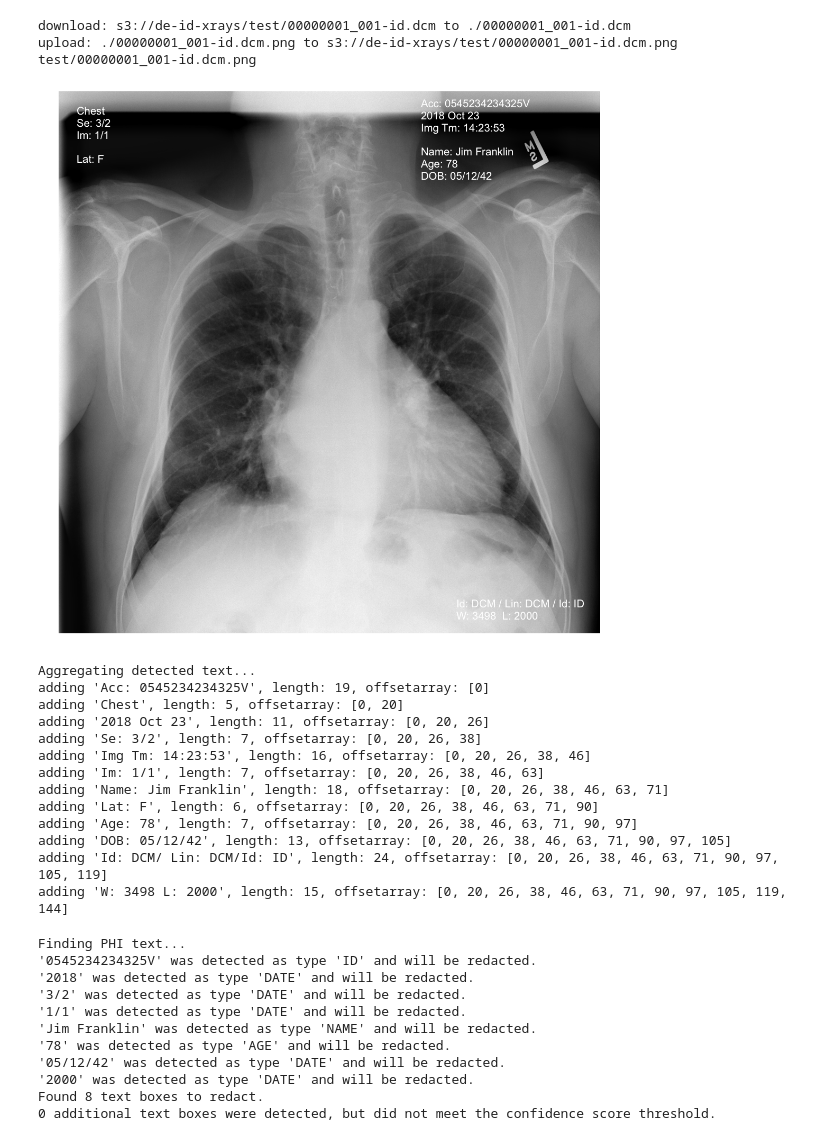
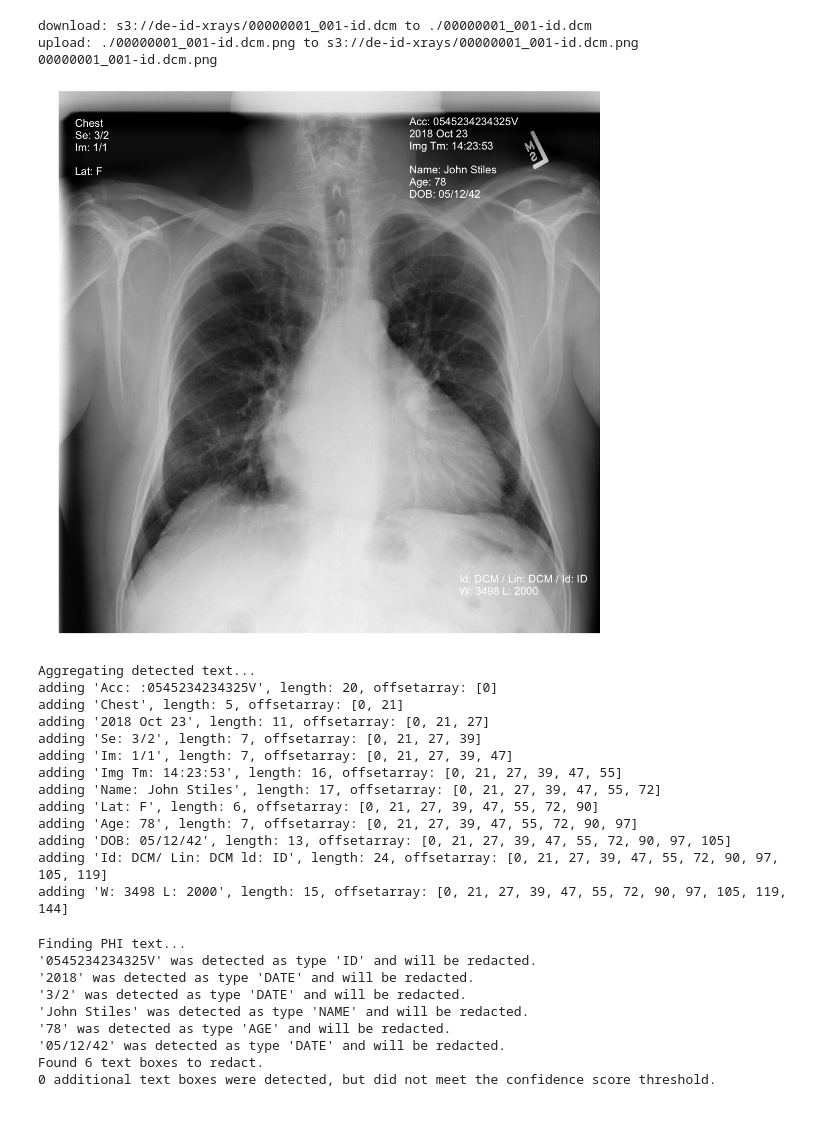
Before and after one commit to JamesSWiggins/de-id-medical-images, a Jupyter notebook: medical_image_de_id.ipynb, the cells around one changed output. Saved outputs shown, nothing was run; the diff lists cells and outputs as text; code cells hidden in the pictures.

```diff
--- a/medical_image_de_id.ipynb
+++ b/medical_image_de_id.ipynb
@@ -38,7 +35,7 @@ At the very begining of the code you will see 5 parameters that we can set to co
 # %%
 #Define the S3 bucket and object for the medical image we want to analyze.  Also define the color used for redaction.
 bucket='yourbucket'
-object='yourimages.dcm'
+object='yourimage.dcm'
 redacted_box_color='red'
 dpi = 72
 phi_detection_threshold = 0.00
@@ -47,7 +44,7 @@ phi_detection_threshold = 0.00
 #If the image is in DICOM format, convert it to PNG
 if (object.split(".")[-1:][0] == "dcm"):
     ! aws s3 cp s3://{bucket}/{object} .
-    ! mogrify -format png {object.split("/")[-1:][0]} {object.split("/")[-1:][0]}.png
+    ! convert -format png {object.split("/")[-1:][0]} {object.split("/")[-1:][0]}.png
     ! aws s3 cp {object.split("/")[-1:][0]}.png s3://{bucket}/{object}.png
     object=object+'.png'
     print(object)
@@ -62,37 +59,37 @@ import matplotlib.patches as patches
 from PIL import Image
 import numpy as np
 import matplotlib as mpl
 from imageio import imread
 
 #Implement AWS Services
 rekognition=boto3.client('rekognition')
 comprehendmedical = boto3.client(service_name='comprehendmedical')
 s3=boto3.resource('s3')
 
 #Download the image from S3 and hold it in memory
 img_bucket = s3.Bucket(bucket)
 img_object = img_bucket.Object(object)
 xray = io.BytesIO()
 img_object.download_fileobj(xray)
 img = np.array(Image.open(xray), dtype=np.uint8)
 
 #Set the image color map to grayscale, turn off axis graphing, and display the image
 height, width = img.shape
 # What size does the figure need to be in inches to fit the image?
 figsize = width / float(dpi), height / float(dpi)
 # Create a figure of the right size with one axes that takes up the full figure
 fig = plt.figure(figsize=figsize)
 ax = fig.add_axes([0, 0, 1, 1])
 # Hide spines, ticks, etc.
 ax.axis('off')
 # Display the image.
 ax.imshow(img, cmap='gray')
 plt.show()
 # %% [output]
-download: s3://de-id-xrays/test/00000001_001-id.dcm to ./00000001_001-id.dcm
-upload: ./00000001_001-id.dcm.png to s3://de-id-xrays/test/00000001_001-id.dcm.png
-test/00000001_001-id.dcm.png
+download: s3://de-id-xrays/00000001_001-id.dcm to ./00000001_001-id.dcm
+upload: ./00000001_001-id.dcm.png to s3://de-id-xrays/00000001_001-id.dcm.png
+00000001_001-id.dcm.png
-[figure, old version]
+[figure, new version]
 # %%
 #Use Amazon Rekognition to detect all of the text in the medical image
 response=rekognition.detect_text(Image={'S3Object':{'Bucket':bucket,'Name':object}})
@@ -115,18 +112,18 @@ offsetarray.append(totallength)
 totaloffsets=len(offsetarray)
 # %% [output]
 Aggregating detected text...
-adding 'Acc: 0545234234325V', length: 19, offsetarray: [0]
-adding 'Chest', length: 5, offsetarray: [0, 20]
-adding '2018 Oct 23', length: 11, offsetarray: [0, 20, 26]
-adding 'Se: 3/2', length: 7, offsetarray: [0, 20, 26, 38]
-adding 'Img Tm: 14:23:53', length: 16, offsetarray: [0, 20, 26, 38, 46]
-adding 'Im: 1/1', length: 7, offsetarray: [0, 20, 26, 38, 46, 63]
-adding 'Name: Jim Franklin', length: 18, offsetarray: [0, 20, 26, 38, 46, 63, 71]
-adding 'Lat: F', length: 6, offsetarray: [0, 20, 26, 38, 46, 63, 71, 90]
-adding 'Age: 78', length: 7, offsetarray: [0, 20, 26, 38, 46, 63, 71, 90, 97]
-adding 'DOB: 05/12/42', length: 13, offsetarray: [0, 20, 26, 38, 46, 63, 71, 90, 97, 105]
-adding 'Id: DCM/ Lin: DCM/Id: ID', length: 24, offsetarray: [0, 20, 26, 38, 46, 63, 71, 90, 97, 105, 119]
-adding 'W: 3498 L: 2000', length: 15, offsetarray: [0, 20, 26, 38, 46, 63, 71, 90, 97, 105, 119, 144]
+adding 'Acc: :0545234234325V', length: 20, offsetarray: [0]
+adding 'Chest', length: 5, offsetarray: [0, 21]
+adding '2018 Oct 23', length: 11, offsetarray: [0, 21, 27]
+adding 'Se: 3/2', length: 7, offsetarray: [0, 21, 27, 39]
+adding 'Im: 1/1', length: 7, offsetarray: [0, 21, 27, 39, 47]
+adding 'Img Tm: 14:23:53', length: 16, offsetarray: [0, 21, 27, 39, 47, 55]
+adding 'Name: John Stiles', length: 17, offsetarray: [0, 21, 27, 39, 47, 55, 72]
+adding 'Lat: F', length: 6, offsetarray: [0, 21, 27, 39, 47, 55, 72, 90]
+adding 'Age: 78', length: 7, offsetarray: [0, 21, 27, 39, 47, 55, 72, 90, 97]
+adding 'DOB: 05/12/42', length: 13, offsetarray: [0, 21, 27, 39, 47, 55, 72, 90, 97, 105]
+adding 'Id: DCM/ Lin: DCM ld: ID', length: 24, offsetarray: [0, 21, 27, 39, 47, 55, 72, 90, 97, 105, 119]
+adding 'W: 3498 L: 2000', length: 15, offsetarray: [0, 21, 27, 39, 47, 55, 72, 90, 97, 105, 119, 144]
 # %%
 #Call Amazon Comprehend Medical and pass it the aggregated text from our medical image.
 phi_boxes_list=[]
@@ -155,12 +152,10 @@ Finding PHI text...
 '0545234234325V' was detected as type 'ID' and will be redacted.
 '2018' was detected as type 'DATE' and will be redacted.
 '3/2' was detected as type 'DATE' and will be redacted.
-'1/1' was detected as type 'DATE' and will be redacted.
-'Jim Franklin' was detected as type 'NAME' and will be redacted.
+'John Stiles' was detected as type 'NAME' and will be redacted.
 '78' was detected as type 'AGE' and will be redacted.
 '05/12/42' was detected as type 'DATE' and will be redacted.
-'2000' was detected as type 'DATE' and will be redacted.
-Found 8 text boxes to redact.
+Found 6 text boxes to redact.
 0 additional text boxes were detected, but did not meet the confidence score threshold.
 # %%
 #Now this list of bounding boxes will be used to draw red boxes over the PHI text.
```
Also changed, not shown: parts of 2 cells of this notebook.
